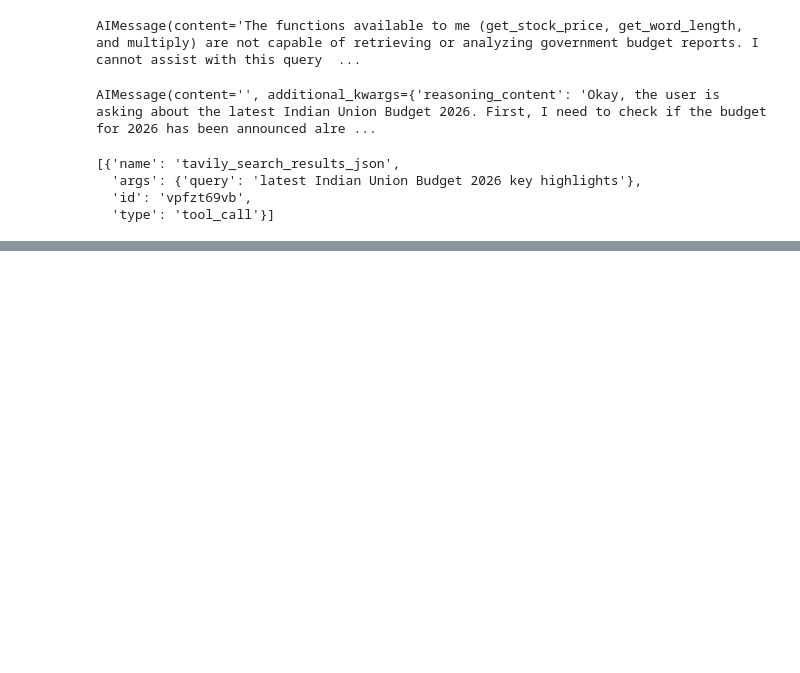
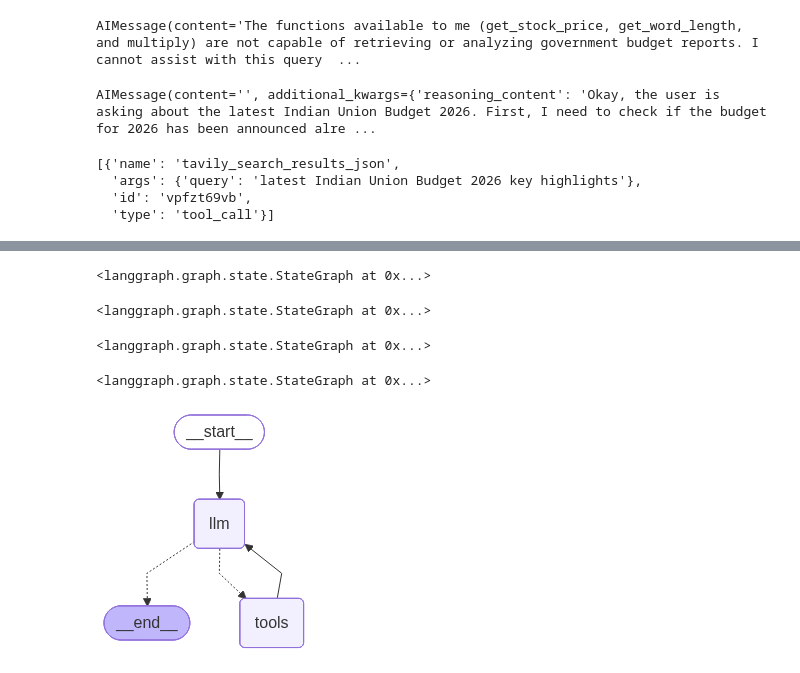
Before and after one commit to vamsheeteja/ai-agents-yt-live, a Jupyter notebook: test.ipynb, the cells around one changed output, grey strips where cells are left out. Cells and saved outputs as stored; diff of their text form; code cells hidden in the pictures; blank space fills up the shorter version.

Commit message:
Update - ReAct : Reasoning and Action agent workflow.

```diff
--- a/test.ipynb
+++ b/test.ipynb
@@ -488,0 +521,31 @@ result.tool_calls
+# %%
+workflow.add_node("tools", function_2)  ## tool call
+# %% [output]
+<langgraph.graph.state.StateGraph at 0x...>
+# %%
+## defining the edges
+
+# workflow will start from the llm, query will come to the llm
+workflow.add_edge(START, "llm")
+# %% [output]
+<langgraph.graph.state.StateGraph at 0x...>
+# %%
+# CONDITIONAL EDGE
+workflow.add_conditional_edges(
+    "llm",
+    tools_condition,  # whether we need to call the tool or not, if there is a tool call then only we'll call the tool, else not
+)
+# %% [output]
+<langgraph.graph.state.StateGraph at 0x...>
+# %%
+# now it will go the tool node
+workflow.add_edge("tools", "llm")
+# %% [output]
+<langgraph.graph.state.StateGraph at 0x...>
+# %%
+app = workflow.compile()
+# %%
+from IPython.display import Image, display
+display(Image(app.get_graph(xray=True).draw_mermaid_png()))
+# %% [output]
+[figure, added]
```
Also changed, not shown: parts of 8 cells of this notebook.
